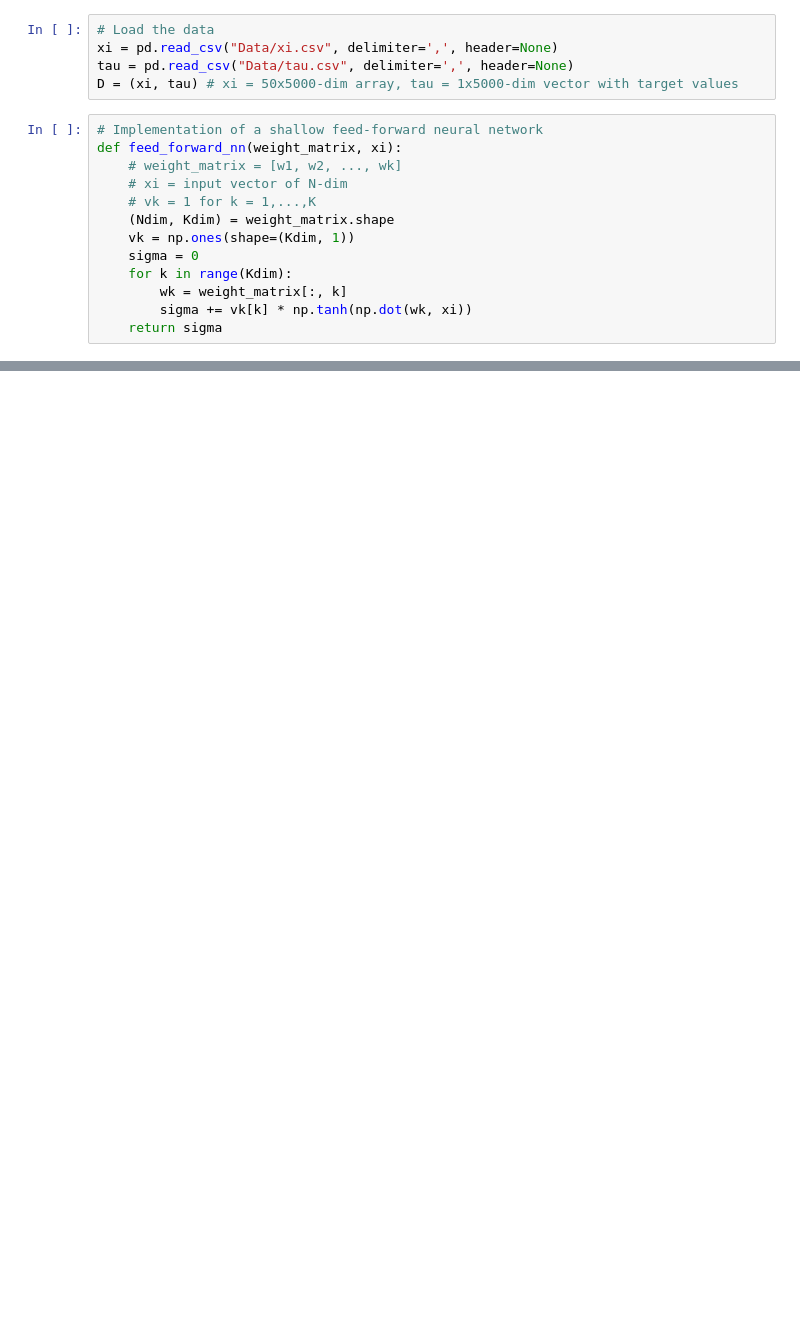
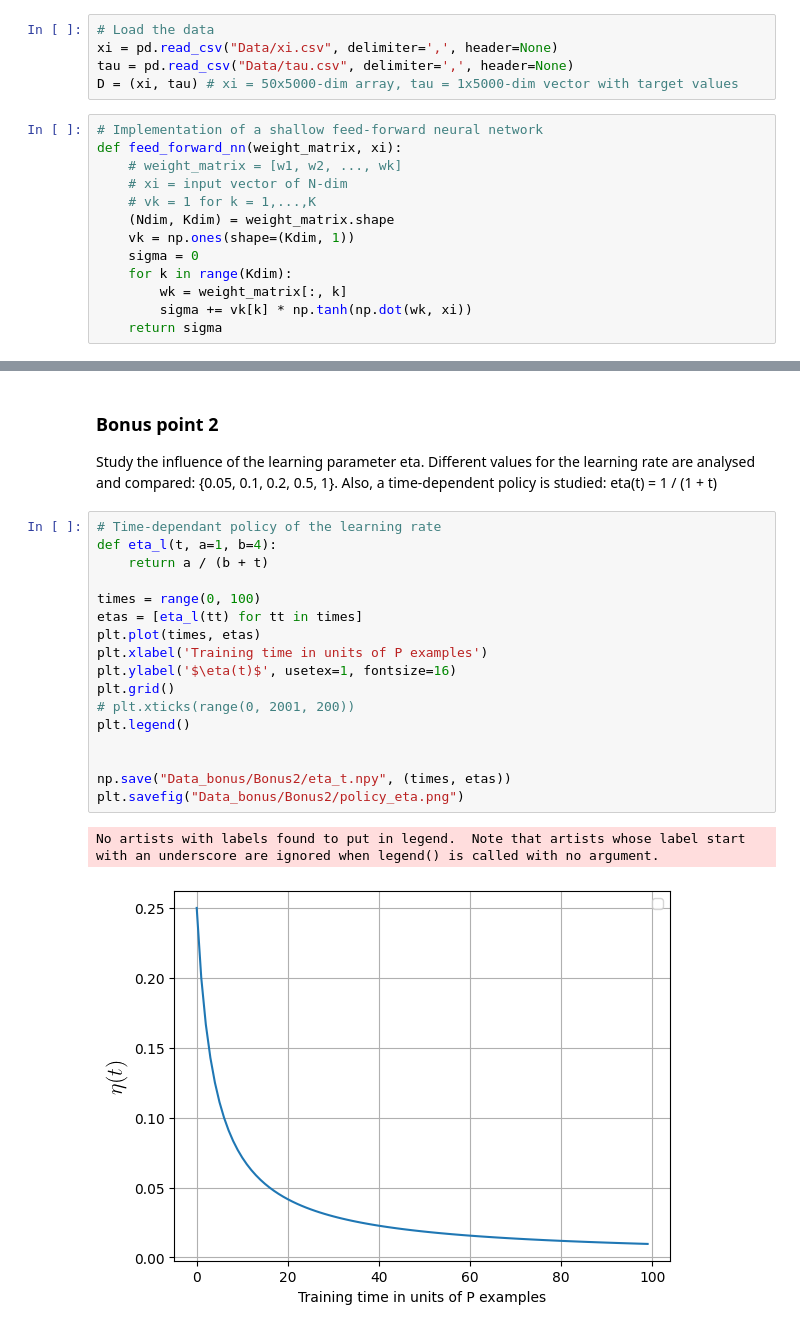
Before and after one commit to alsanron/NN-A3-Learning_by_gradient_descent, a Jupyter notebook: main.ipynb, the cells around one changed output, grey strips where cells are left out. Drawn from its saved outputs; the diff is of its cells as text; blank space fills up the shorter version.

```diff
--- a/main.ipynb
+++ b/main.ipynb
@@ -138,0 +177,23 @@ plot_weights(W)
+# %% [markdown]
+### Bonus point 2
+Study the influence of the learning parameter eta. Different values for the learning rate are analysed and compared: {0.05, 0.1, 0.2, 0.5, 1}. Also, a time-dependent policy is studied: eta(t) = 1 / (1 + t)
+# %%
+# Time-dependant policy of the learning rate
+def eta_l(t, a=1, b=4):
+    return a / (b + t)
+
+times = range(0, 100)
+etas = [eta_l(tt) for tt in times]
+plt.plot(times, etas)
+plt.xlabel('Training time in units of P examples')
+plt.ylabel('$\eta(t)$', usetex=1, fontsize=16)
+plt.grid()
+# plt.xticks(range(0, 2001, 200))
+plt.legend()
+
+
+np.save("Data_bonus/Bonus2/eta_t.npy", (times, etas))
+plt.savefig("Data_bonus/Bonus2/policy_eta.png")
+# %% [output]
+No artists with labels found to put in legend.  Note that artists whose label start with an underscore are ignored when legend() is called with no argument.
+[figure, added]
```
Also changed, not shown: parts of 11 cells of this notebook, 16 other files.
